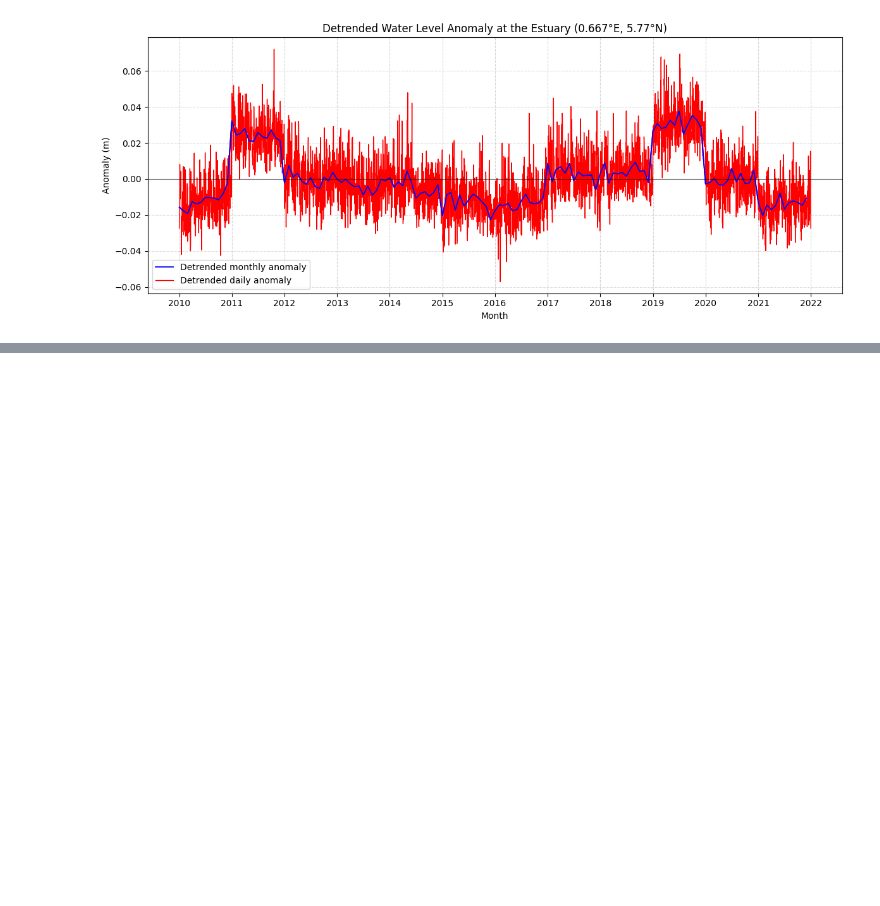
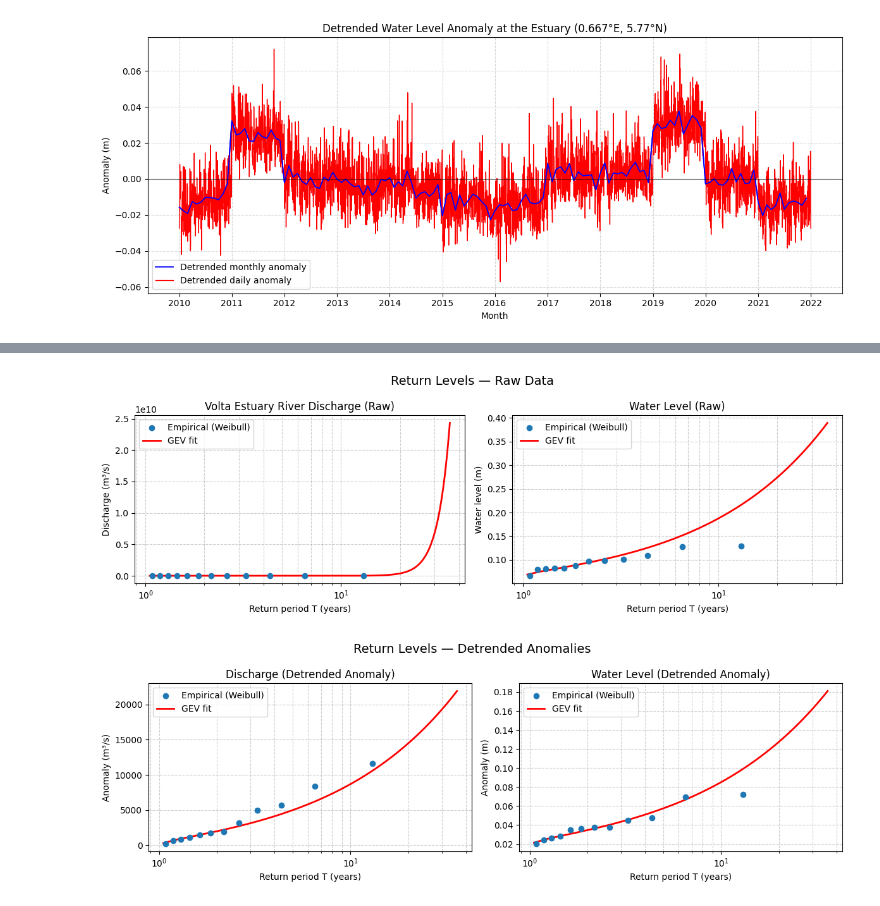
Before and after one commit to AlessandraGolini/SoC_master_thesis, a Jupyter notebook: script/keta_analysis.ipynb, the cells around one changed output, grey strips where cells are left out. Saved outputs shown, nothing was run; the diff lists cells and outputs as text; code cells hidden in the pictures; blank space fills up the shorter version.

```diff
--- a/script/keta_analysis.ipynb
+++ b/script/keta_analysis.ipynb
@@ -1719,0 +1852,73 @@ plt.show()
+# %%
+# 1) Take annual maxima from the daily series
+def annual_max(series):
+    """Return annual maxima (one value per year)."""
+    return series.resample("A-DEC").max().dropna()
+
+# 2) Fit a GEV distribution to those maxima, parameters estimated by MLE
+def fit_gev(am_series):
+    """Fit GEV distribution to annual maxima."""
+    shape, loc, scale = st.genextreme.fit(am_series.values)
+    return shape, loc, scale
+
+# 3) Compute return levels for a range of return periods T
+def return_level_curve(shape, loc, scale, T):
+    """Compute return levels for given return periods T."""
+    q = 1 - 1/np.array(T)
+    return st.genextreme.ppf(q, shape, loc=loc, scale=scale)
+
+# 4) Plot empirical points (from Weibull plotting position) + fitted GEV curve.
+def ax_return_levels(ax, am_series, title, ylabel, factor=3):
+    """
+    Plot a return level curve on a given matplotlib axis (ax).
+    - factor: maximum multiple of record length for Tmax (to avoid extreme extrapolation)
+    """
+    n = len(am_series)           # number of annual maxima
+    Tmax = n * factor            # maximum return period allowed
+    shape, loc, scale = fit_gev(am_series)
+
+    # Empirical return periods (Weibull plotting position)
+    x = np.sort(am_series.values)[::-1]
+    m = np.arange(1, n+1)
+    T_emp = (n+1) / m
+
+    # Theoretical GEV return level curve (limited to Tmax)
+    T_theo = np.linspace(1.05, Tmax, 200)
+    RL_theo = return_level_curve(shape, loc, scale, T_theo)
+
+    # Plot empirical points and fitted GEV curve
+    ax.scatter(T_emp, x, label="Empirical (Weibull)", zorder=3)
+    ax.plot(T_theo, RL_theo, "r-", lw=2, label="GEV fit")
+
+    # Axis formatting
+    ax.set_xscale("log")
+    ax.set_xlabel("Return period T (years)")
+    ax.set_ylabel(ylabel)
+    ax.set_title(title)
+    ax.grid(True, which="both", ls="--", alpha=0.6)
+    ax.legend()
+
+# Compute annual maxima for each series
+AM_RD   = annual_max(alignedQW["RD"])        # raw discharge
+AM_WL   = annual_max(alignedQW["WL"])        # raw water level
+AM_RDda = annual_max(alignedQW_da["RDda"])   # detrended anomaly discharge
+AM_WLda = annual_max(alignedQW_da["WLda"])   # detrended anomaly water level
+
+# Figure 1: Raw data (2 columns: discharge + water level)
+fig, axes = plt.subplots(1, 2, figsize=(12, 4))
+ax_return_levels(axes[0], AM_RD, "Volta Estuary River Discharge (Raw)", "Discharge (m³/s)")
+ax_return_levels(axes[1], AM_WL, "Water Level (Raw)", "Water level (m)")
+fig.suptitle("Return Levels — Raw Data", fontsize=14)
+plt.tight_layout()
+plt.show()
+
+# Figure 2: Detrended anomalies (2 columns: discharge + water level)
+fig, axes = plt.subplots(1, 2, figsize=(12, 4))
+ax_return_levels(axes[0], AM_RDda, "Discharge (Detrended Anomaly)", "Anomaly (m³/s)")
+ax_return_levels(axes[1], AM_WLda, "Water Level (Detrended Anomaly)", "Anomaly (m)")
+fig.suptitle("Return Levels — Detrended Anomalies", fontsize=14)
+plt.tight_layout()
+plt.show()
+# %% [output]
+[figure, added]
+[figure, added]
```
Also changed, not shown: parts of 28 cells of this notebook, 8 other files.
